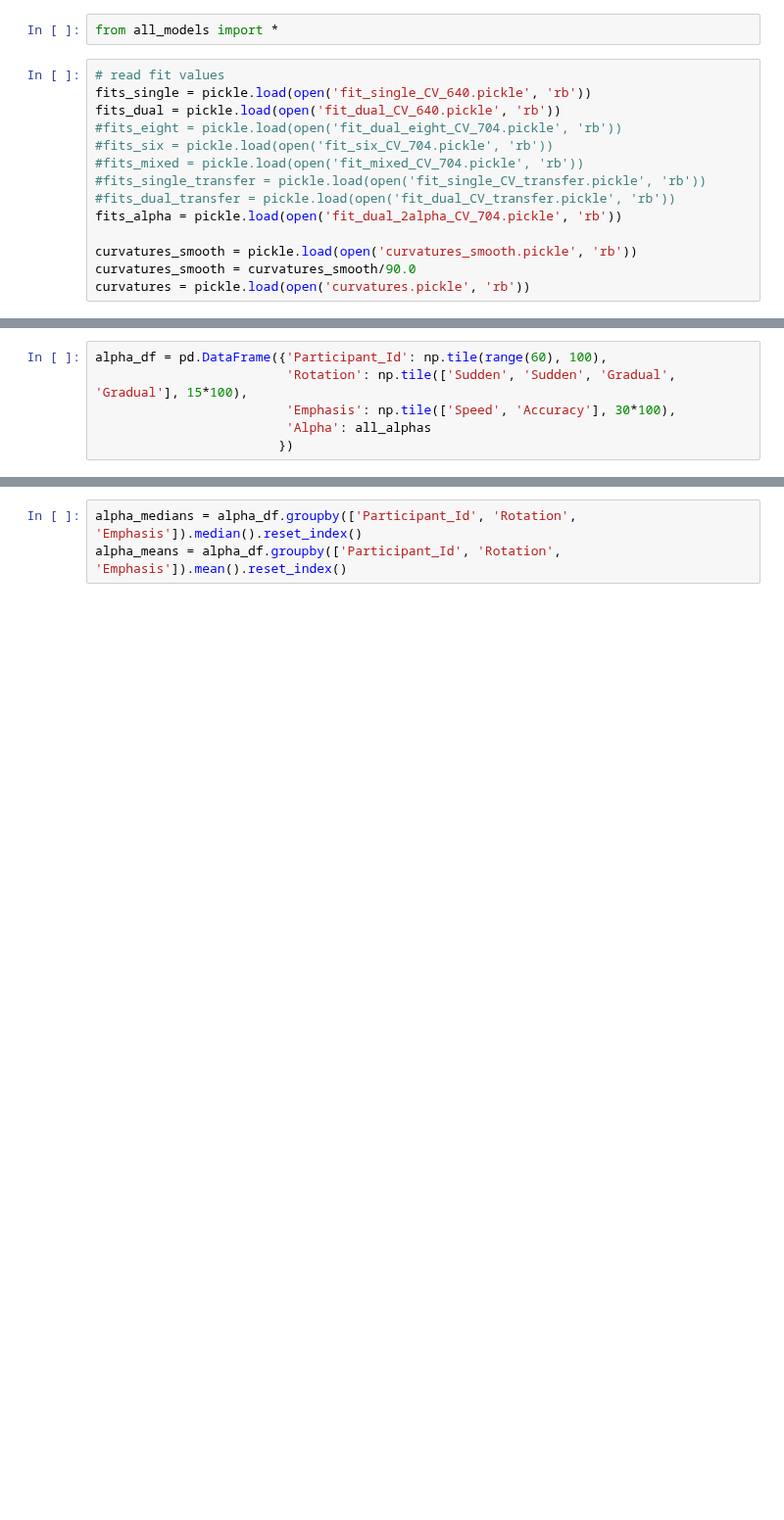
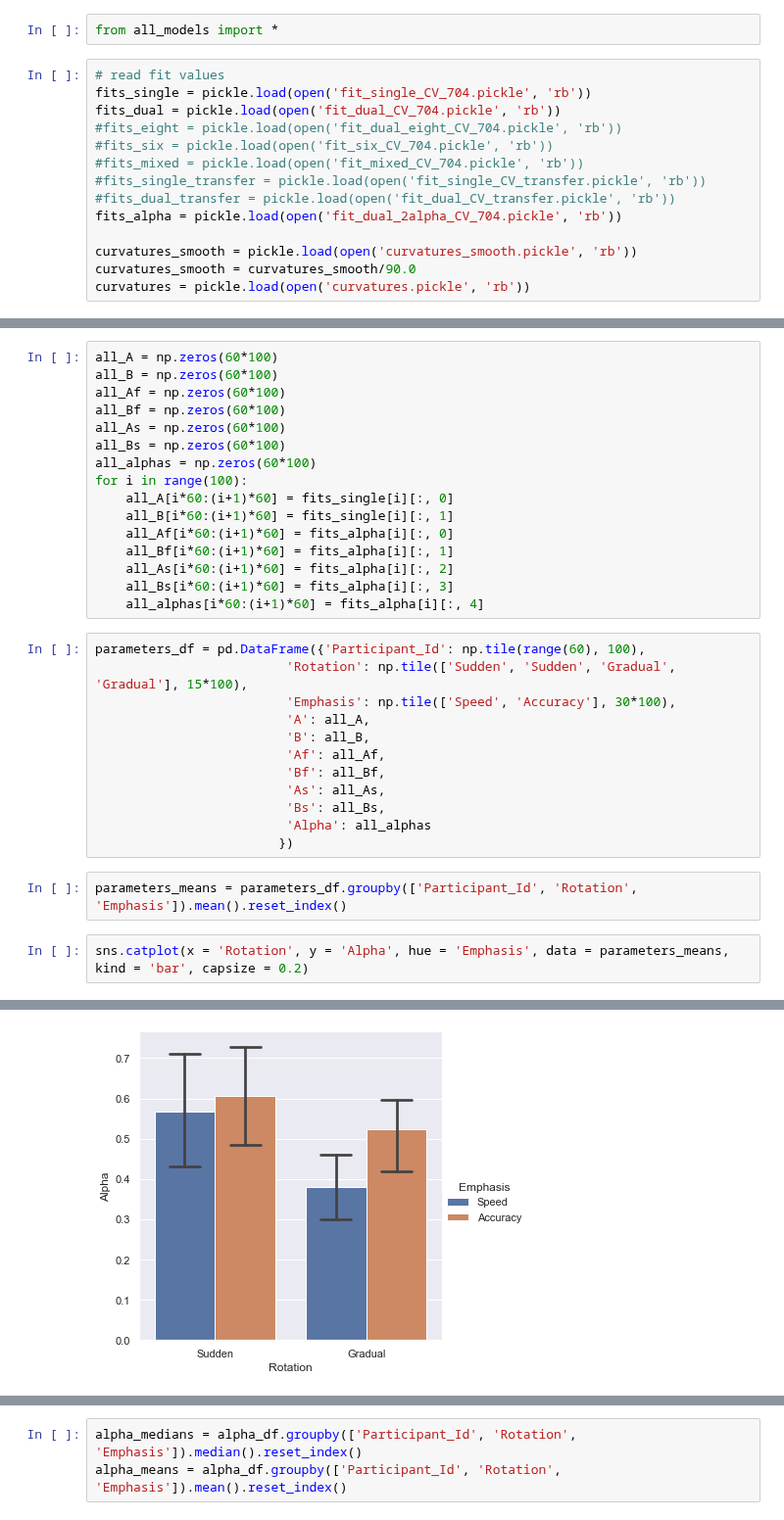
Before and after one commit to tejas-savalia/Lab-Codes, a Jupyter notebook: Psychtoolbox/Visuomotor_Adaptation_Tablet/python_scripts/parameter_comparison.ipynb, the cells around one changed output, grey strips where cells are left out. Shown at 98% size. Cells and saved outputs as stored; diff of their text form; blank space fills up the shorter version.

```diff
--- a/Psychtoolbox/Visuomotor_Adaptation_Tablet/python_scripts/parameter_comparison.ipynb
+++ b/Psychtoolbox/Visuomotor_Adaptation_Tablet/python_scripts/parameter_comparison.ipynb
@@ -19,8 +19,8 @@ import statsmodels
 from all_models import *
 # %%
 # read fit values
-fits_single = pickle.load(open('fit_single_CV_640.pickle', 'rb'))
-fits_dual = pickle.load(open('fit_dual_CV_640.pickle', 'rb'))
+fits_single = pickle.load(open('fit_single_CV_704.pickle', 'rb'))
+fits_dual = pickle.load(open('fit_dual_CV_704.pickle', 'rb'))
 #fits_eight = pickle.load(open('fit_dual_eight_CV_704.pickle', 'rb'))
 #fits_six = pickle.load(open('fit_six_CV_704.pickle', 'rb'))
 #fits_mixed = pickle.load(open('fit_mixed_CV_704.pickle', 'rb'))
@@ -41,6 +34,33 @@ for i in range(100):
+# %%
+all_A = np.zeros(60*100)
+all_B = np.zeros(60*100)
+all_Af = np.zeros(60*100)
+all_Bf = np.zeros(60*100)
+all_As = np.zeros(60*100)
+all_Bs = np.zeros(60*100)
+all_alphas = np.zeros(60*100)
+for i in range(100):
+    all_A[i*60:(i+1)*60] = fits_single[i][:, 0]
+    all_B[i*60:(i+1)*60] = fits_single[i][:, 1]
+    all_Af[i*60:(i+1)*60] = fits_alpha[i][:, 0]
+    all_Bf[i*60:(i+1)*60] = fits_alpha[i][:, 1]
+    all_As[i*60:(i+1)*60] = fits_alpha[i][:, 2]
+    all_Bs[i*60:(i+1)*60] = fits_alpha[i][:, 3]
+    all_alphas[i*60:(i+1)*60] = fits_alpha[i][:, 4]
 # %%
-alpha_df = pd.DataFrame({'Participant_Id': np.tile(range(60), 100),
+parameters_df = pd.DataFrame({'Participant_Id': np.tile(range(60), 100),
                          'Rotation': np.tile(['Sudden', 'Sudden', 'Gradual', 'Gradual'], 15*100),
                          'Emphasis': np.tile(['Speed', 'Accuracy'], 30*100),
+                         'A': all_A,
+                         'B': all_B,
+                         'Af': all_Af,
+                         'Bf': all_Bf,
+                         'As': all_As,
+                         'Bs': all_Bs,
                          'Alpha': all_alphas
                         })
+# %%
+parameters_means = parameters_df.groupby(['Participant_Id', 'Rotation', 'Emphasis']).mean().reset_index()
+# %%
+sns.catplot(x = 'Rotation', y = 'Alpha', hue = 'Emphasis', data = parameters_means, kind = 'bar', capsize = 0.2)
+# %% [output]
@@ -46,0 +68 @@ alpha_df = pd.DataFrame({'Participant_Id': np.tile(range(60), 100),
+[figure, added]
```
Also changed, not shown: parts of 6 cells of this notebook, 3 other files.
